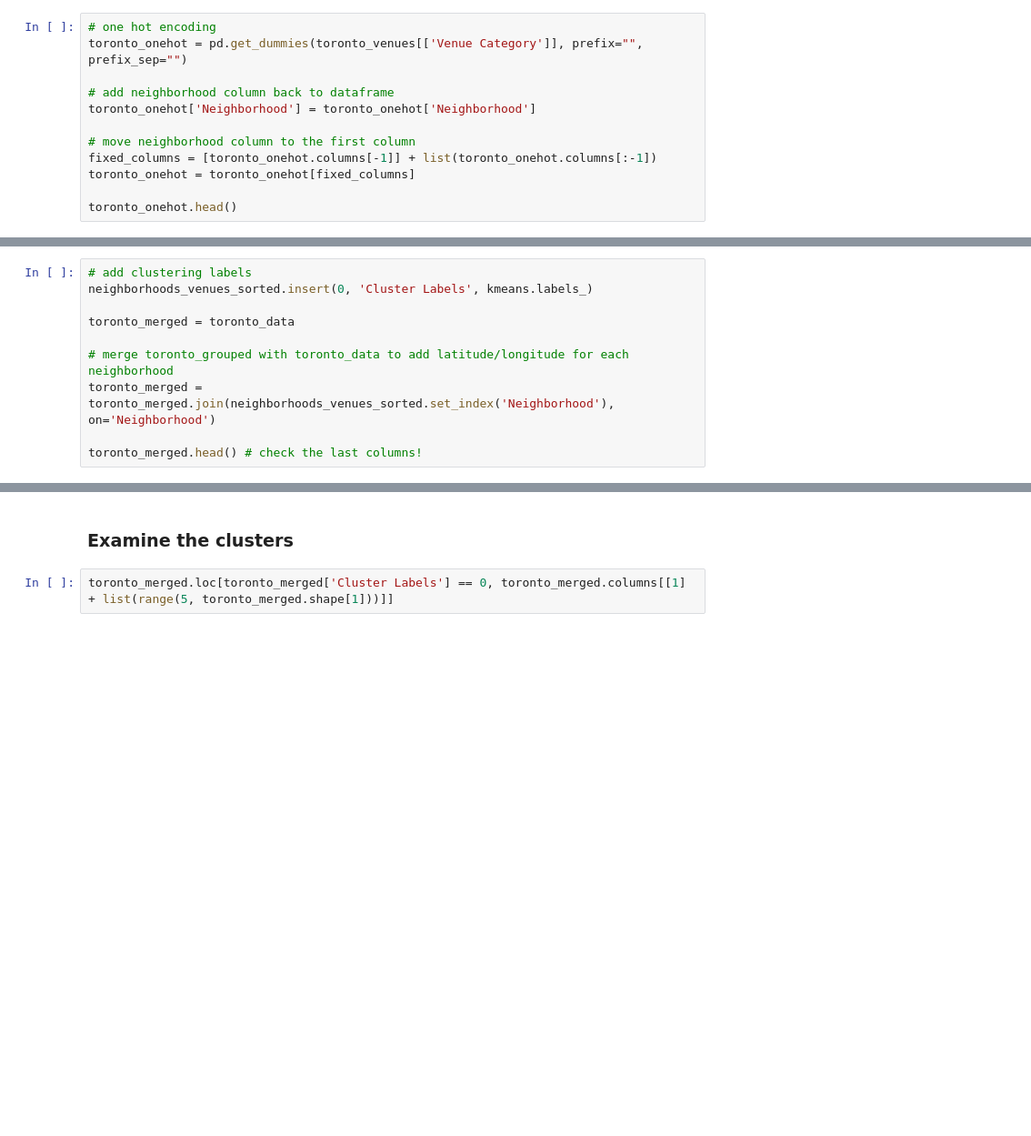
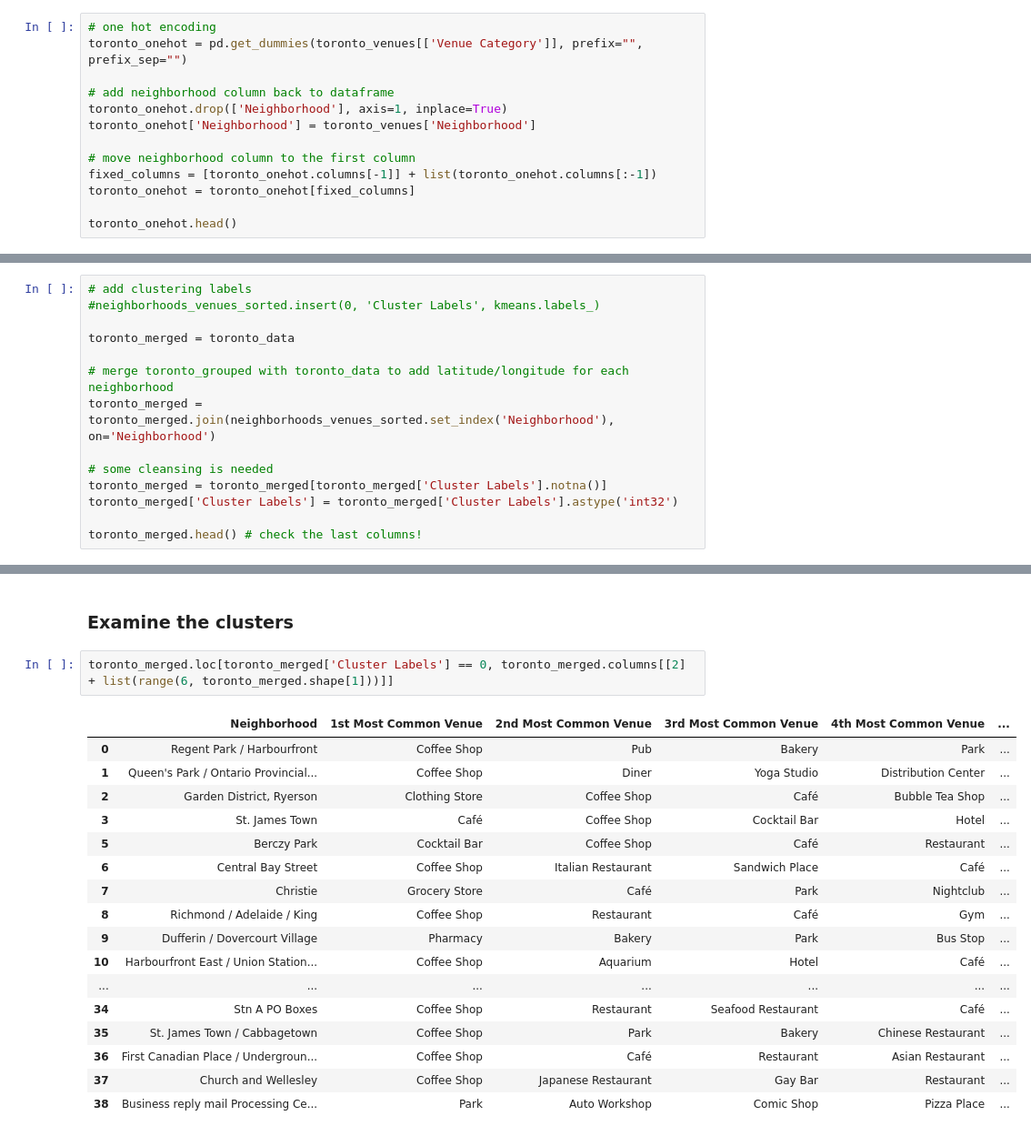
Before and after one commit to jenchy8/Coursera-IBM-Data-Science-Capstone, a Jupyter notebook: Week3-Segmenting_Clustering_Neighborhoods_in_TO.ipynb, the cells around one changed output, grey strips where cells are left out. Shown: that part at 91% size. Saved outputs shown, nothing was run; the diff lists cells and outputs as text; blank space fills up the shorter version.

Commit message:
Published from Watson Studio.

```diff
--- a/Week3-Segmenting_Clustering_Neighborhoods_in_TO.ipynb
+++ b/Week3-Segmenting_Clustering_Neighborhoods_in_TO.ipynb
@@ -197,7 +382,8 @@ print('There are {} uniques categories.'.format(len(toronto_venues['Venue Catego
 toronto_onehot = pd.get_dummies(toronto_venues[['Venue Category']], prefix="", prefix_sep="")
 
 # add neighborhood column back to dataframe
-toronto_onehot['Neighborhood'] = toronto_onehot['Neighborhood']
+toronto_onehot.drop(['Neighborhood'], axis=1, inplace=True)
+toronto_onehot['Neighborhood'] = toronto_venues['Neighborhood']
 
 # move neighborhood column to the first column
 fixed_columns = [toronto_onehot.columns[-1]] + list(toronto_onehot.columns[:-1])
@@ -275,11 +517,15 @@ kmeans.labels_[0:10]
 Create a new dataframe that includes the cluster as well as the top 10 venues for each neighborhood.
 # %%
 # add clustering labels
-neighborhoods_venues_sorted.insert(0, 'Cluster Labels', kmeans.labels_)
+#neighborhoods_venues_sorted.insert(0, 'Cluster Labels', kmeans.labels_)
 
 toronto_merged = toronto_data
 
 # merge toronto_grouped with toronto_data to add latitude/longitude for each neighborhood
 toronto_merged = toronto_merged.join(neighborhoods_venues_sorted.set_index('Neighborhood'), on='Neighborhood')
 
+# some cleansing is needed
+toronto_merged = toronto_merged[toronto_merged['Cluster Labels'].notna()]
+toronto_merged['Cluster Labels'] = toronto_merged['Cluster Labels'].astype('int32')
+
 toronto_merged.head() # check the last columns!
@@ -312,5 +571,23 @@ map_clusters
 # %% [markdown]
 ### Examine the clusters
 # %%
-toronto_merged.loc[toronto_merged['Cluster Labels'] == 0, toronto_merged.columns[[1] + list(range(5, toronto_merged.shape[1]))]]
+toronto_merged.loc[toronto_merged['Cluster Labels'] == 0, toronto_merged.columns[[2] + list(range(6, toronto_merged.shape[1]))]]
+# %% [output]
+|  | Neighborhood | 1st Most Common Venue | 2nd Most Common Venue | 3rd Most Common Venue | 4th Most Common Venue | ... |
+| 0 | Regent Park / Harbourfront | Coffee Shop | Pub | Bakery | Park | ... |
+| 1 | Queen's Park / Ontario Provincial... | Coffee Shop | Diner | Yoga Studio | Distribution Center | ... |
+| 2 | Garden District, Ryerson | Clothing Store | Coffee Shop | Café | Bubble Tea Shop | ... |
+| 3 | St. James Town | Café | Coffee Shop | Cocktail Bar | Hotel | ... |
+| 5 | Berczy Park | Cocktail Bar | Coffee Shop | Café | Restaurant | ... |
+| 6 | Central Bay Street | Coffee Shop | Italian Restaurant | Sandwich Place | Café | ... |
+| 7 | Christie | Grocery Store | Café | Park | Nightclub | ... |
+| 8 | Richmond / Adelaide / King | Coffee Shop | Restaurant | Café | Gym | ... |
+| 9 | Dufferin / Dovercourt Village | Pharmacy | Bakery | Park | Bus Stop | ... |
+| 10 | Harbourfront East / Union Station... | Coffee Shop | Aquarium | Hotel | Café | ... |
+| ... | ... | ... | ... | ... | ... | ... |
+| 34 | Stn A PO Boxes | Coffee Shop | Restaurant | Seafood Restaurant | Café | ... |
+| 35 | St. James Town / Cabbagetown | Coffee Shop | Park | Bakery | Chinese Restaurant | ... |
+| 36 | First Canadian Place / Undergroun... | Coffee Shop | Café | Restaurant | Asian Restaurant | ... |
+| 37 | Church and Wellesley | Coffee Shop | Japanese Restaurant | Gay Bar | Restaurant | ... |
+| 38 | Business reply mail Processing Ce... | Park | Auto Workshop | Comic Shop | Pizza Place | ... |
 # %%
```
Also changed, not shown: parts of 28 cells of this notebook.
